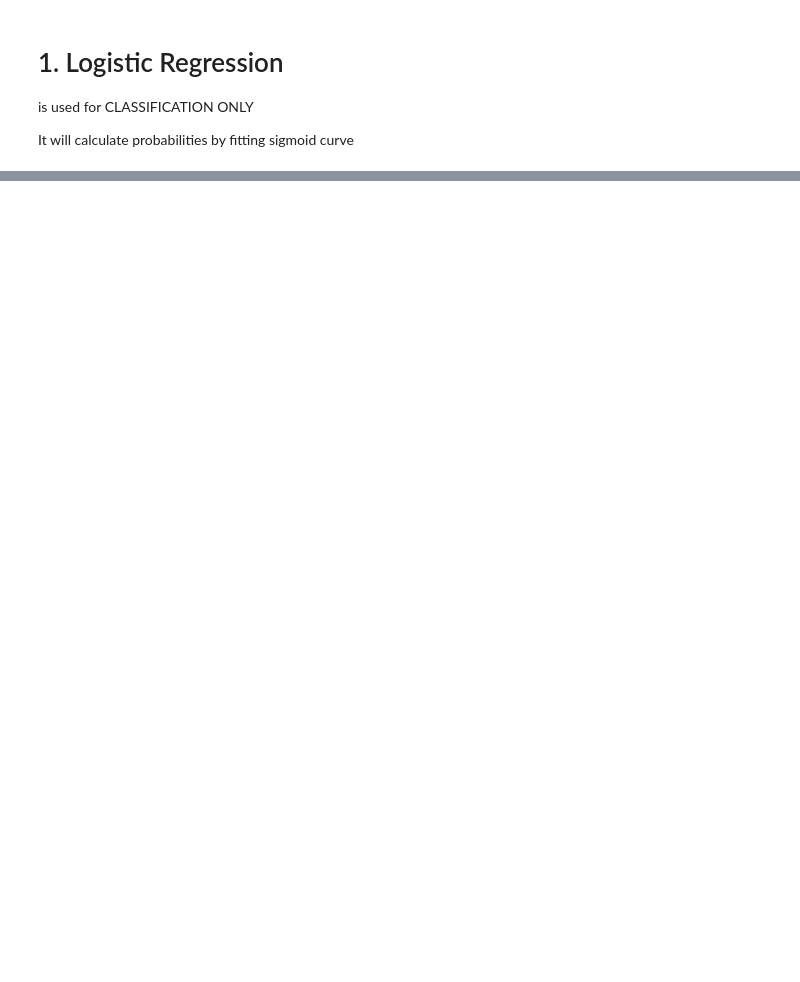
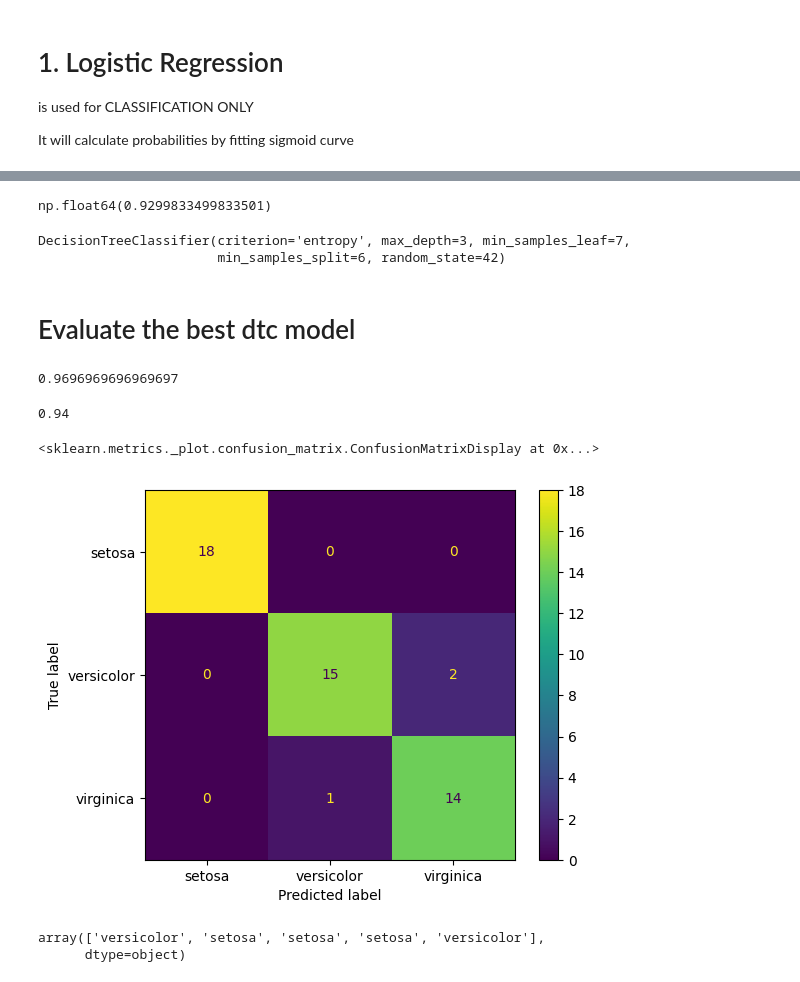
Before and after one commit to Aparna786711/machine_learning, a Jupyter notebook: 07 Logistic Regression and Decision Tree classification/Logistic_Decision.ipynb, the cells around one changed output, grey strips where cells are left out. Cells and saved outputs as stored; diff of their text form; code cells hidden in the pictures; blank space fills up the shorter version.

```diff
--- a/07 Logistic Regression and Decision Tree classification/Logistic_Decision.ipynb
+++ b/07 Logistic Regression and Decision Tree classification/Logistic_Decision.ipynb
@@ -13,0 +462,11 @@ operable program or batch file.
+# %%
+from sklearn.tree import DecisionTreeClassifier
+
+model2 = DecisionTreeClassifier(
+    max_depth=1,
+    min_samples_split=3,
+    min_samples_leaf=5,
+    criterion="entropy",
+    random_state=42,
+)
+model2.fit(xtrain, ytrain)
@@ -13,0 +492,15 @@ operable program or batch file.
+# %%
+params = {
+    "max_depth": [2, 3, 4, 5, 6],
+    "min_samples_split": [5, 6, 7, 8],
+    "min_samples_leaf": [5, 6, 7, 8],
+    "criterion": ["gini", "entropy"],
+}
+# %%
+from sklearn.model_selection import RandomizedSearchCV
+
+model = DecisionTreeClassifier(random_state=42)
+rscv_dtc = RandomizedSearchCV(
+    model, param_distributions=params, cv=5, scoring="f1_macro", random_state=42
+)
+rscv_dtc.fit(xtrain, ytrain)
@@ -13,0 +521,31 @@ operable program or batch file.
+# %%
+rscv_dtc.best_score_
+# %% [output]
+np.float64(0.9299833499833501)
+# %%
+best_dtc = rscv_dtc.best_estimator_
+best_dtc
+# %% [output]
+DecisionTreeClassifier(criterion='entropy', max_depth=3, min_samples_leaf=7,
+                       min_samples_split=6, random_state=42)
+# %% [markdown]
+# Evaluate the best dtc model
+# %%
+best_dtc.score(xtrain, ytrain)
+# %% [output]
+0.9696969696969697
+# %%
+best_dtc.score(xtest, ytest)
+# %% [output]
+0.94
+# %%
+ConfusionMatrixDisplay.from_estimator(best_dtc, xtest, ytest)
+# %% [output]
+<sklearn.metrics._plot.confusion_matrix.ConfusionMatrixDisplay at 0x...>
+[figure, added]
+# %%
+ypred_test2 = best_dtc.predict(xtest)
+ypred_test2[0:5]
+# %% [output]
+array(['versicolor', 'setosa', 'setosa', 'setosa', 'versicolor'],
+      dtype=object)
```
Also changed, not shown: parts of 112 cells of this notebook, 5 other files.
